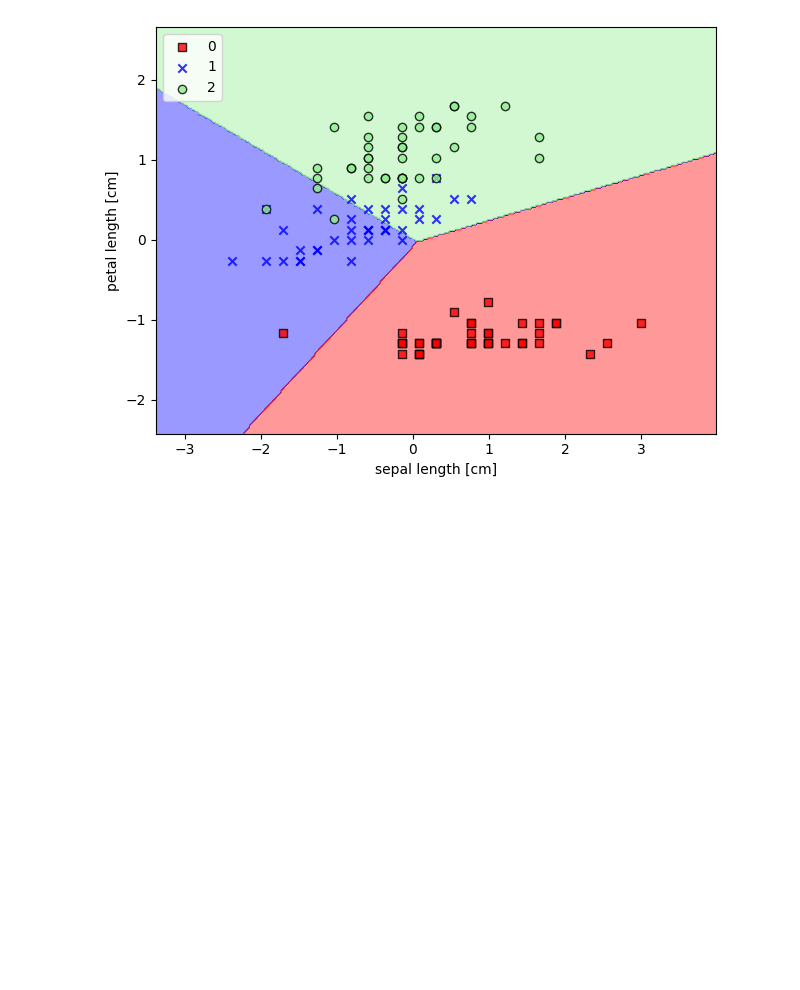
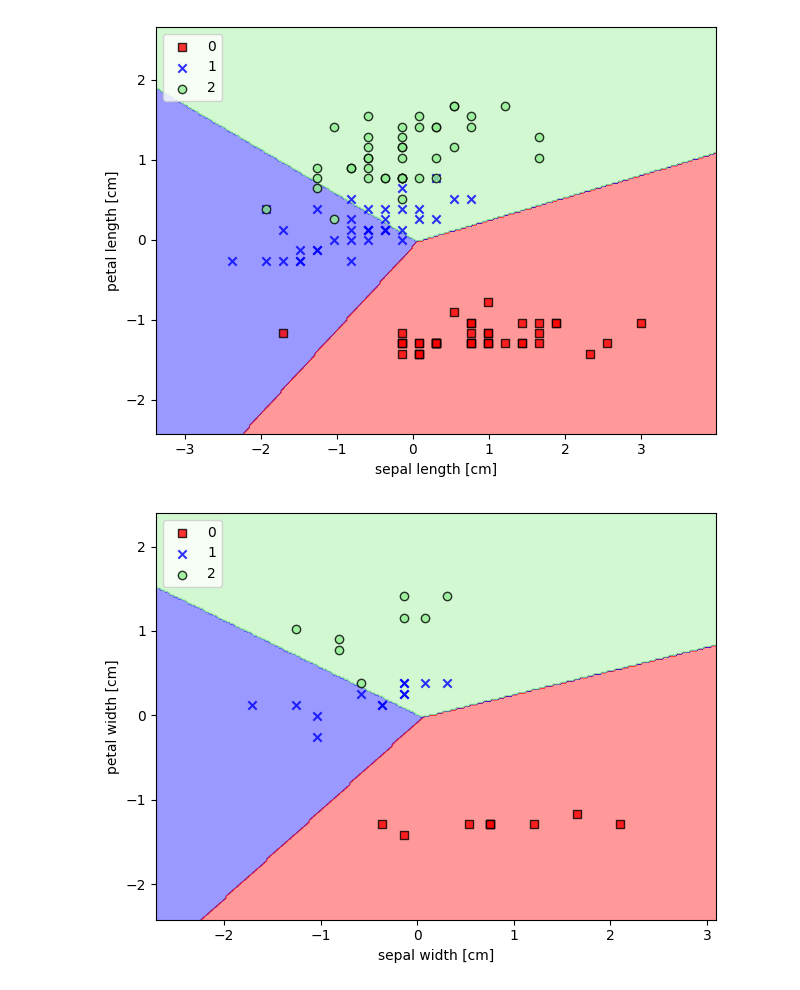
Before and after one commit to carteag43066/ML_2, a Jupyter notebook: Codigos/Session 5/softmax_regression_scratch.ipynb, the cells around one changed output. Saved outputs shown, nothing was run; the diff lists cells and outputs as text; code cells hidden in the pictures; blank space fills up the shorter version.

```diff
--- a/Codigos/Session 5/softmax_regression_scratch.ipynb
+++ b/Codigos/Session 5/softmax_regression_scratch.ipynb
@@ -323,3 +348,12 @@ plt.tight_layout()
 plt.show()
 # %% [output]
 [figure]
+# %%
+plot_decision_regions(X_test.cpu().numpy(), y_test.cpu().numpy(), classifier=model2)
+plt.xlabel('sepal width [cm]')
+plt.ylabel('petal width [cm]')
+plt.legend(loc='upper left')
+plt.tight_layout()
+plt.show()
+# %% [output]
+[figure, added]
```
Also changed, not shown: parts of 7 cells of this notebook, 3 other files.
